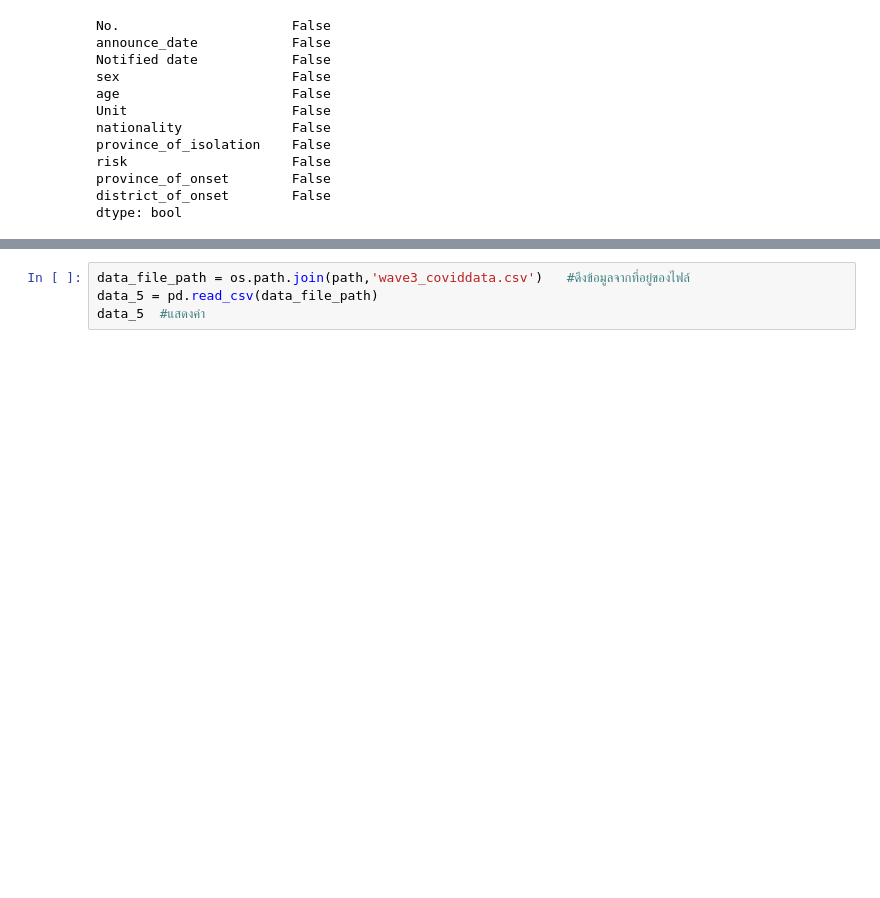
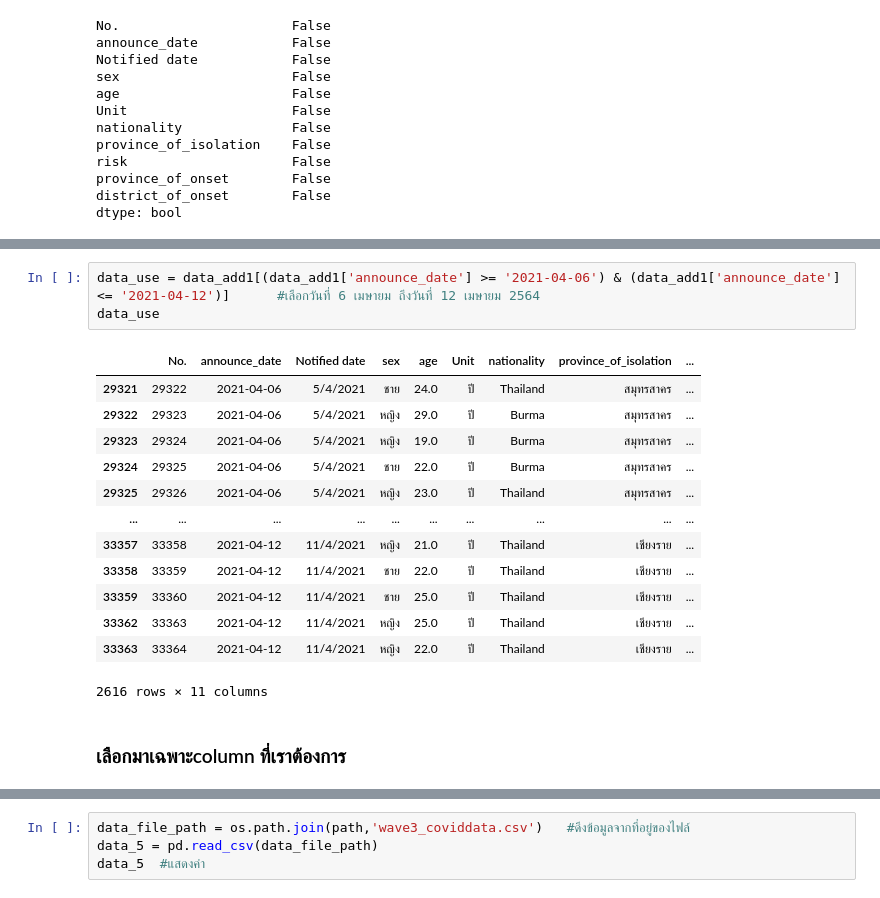
Before and after one commit to Umaporn19/data_viz_2022, a Jupyter notebook: Project_Dataviz.ipynb, the cells around one changed output, grey strips where cells are left out. Cells and saved outputs as stored; diff of their text form; blank space fills up the shorter version.

```diff
--- a/Project_Dataviz.ipynb
+++ b/Project_Dataviz.ipynb
@@ -450,0 +476,19 @@ dtype: bool
+# %%
+data_use = data_add1[(data_add1['announce_date'] >= '2021-04-06') & (data_add1['announce_date'] <= '2021-04-12')]      #เลือกวันที่ 6 เมษายม ถึงวันที่ 12 เมษายม 2564
+data_use
+# %% [output]
+|  | No. | announce_date | Notified date | sex | age | Unit | nationality | province_of_isolation | ... |
+| 29321 | 29322 | 2021-04-06 | 5/4/2021 | ชาย | 24.0 | ปี | Thailand | สมุทรสาคร | ... |
+| 29322 | 29323 | 2021-04-06 | 5/4/2021 | หญิง | 29.0 | ปี | Burma | สมุทรสาคร | ... |
+| 29323 | 29324 | 2021-04-06 | 5/4/2021 | หญิง | 19.0 | ปี | Burma | สมุทรสาคร | ... |
+| 29324 | 29325 | 2021-04-06 | 5/4/2021 | ชาย | 22.0 | ปี | Burma | สมุทรสาคร | ... |
+| 29325 | 29326 | 2021-04-06 | 5/4/2021 | หญิง | 23.0 | ปี | Thailand | สมุทรสาคร | ... |
+| ... | ... | ... | ... | ... | ... | ... | ... | ... | ... |
+| 33357 | 33358 | 2021-04-12 | 11/4/2021 | หญิง | 21.0 | ปี | Thailand | เชียงราย | ... |
+| 33358 | 33359 | 2021-04-12 | 11/4/2021 | ชาย | 22.0 | ปี | Thailand | เชียงราย | ... |
+| 33359 | 33360 | 2021-04-12 | 11/4/2021 | ชาย | 25.0 | ปี | Thailand | เชียงราย | ... |
+| 33362 | 33363 | 2021-04-12 | 11/4/2021 | หญิง | 25.0 | ปี | Thailand | เชียงราย | ... |
+| 33363 | 33364 | 2021-04-12 | 11/4/2021 | หญิง | 22.0 | ปี | Thailand | เชียงราย | ... |
+2616 rows × 11 columns
+# %% [markdown]
+### เลือกมาเฉพาะcolumn ที่เราต้องการ
```
Also changed, not shown: parts of 59 cells of this notebook.
